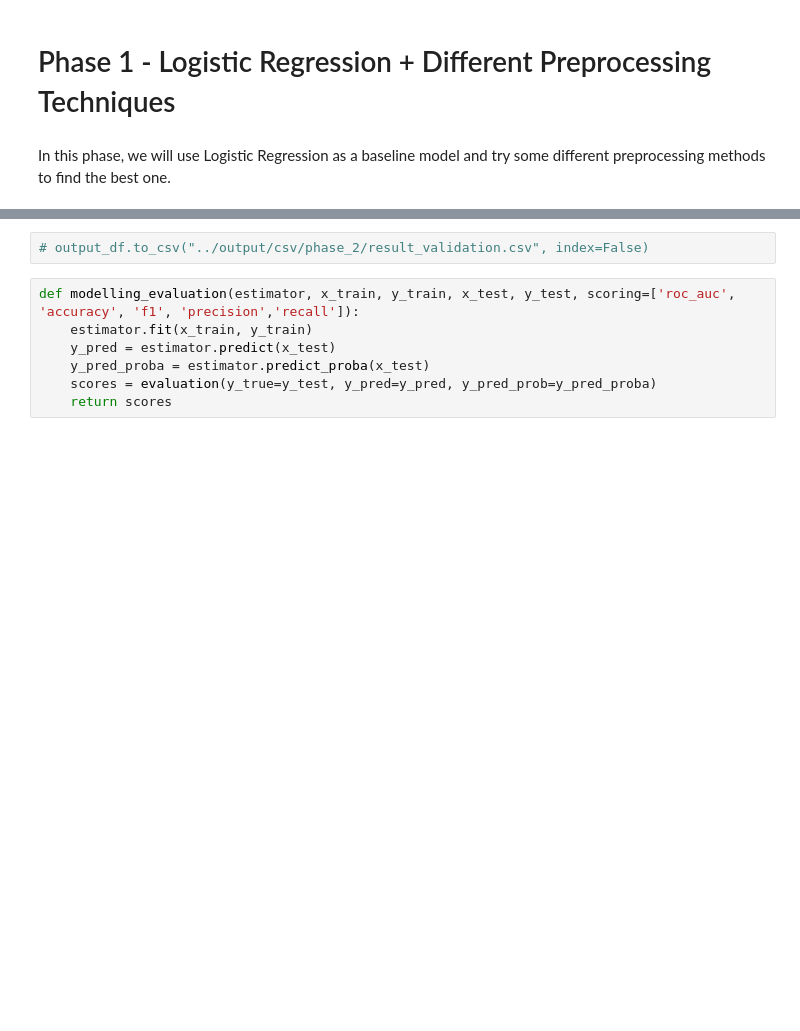
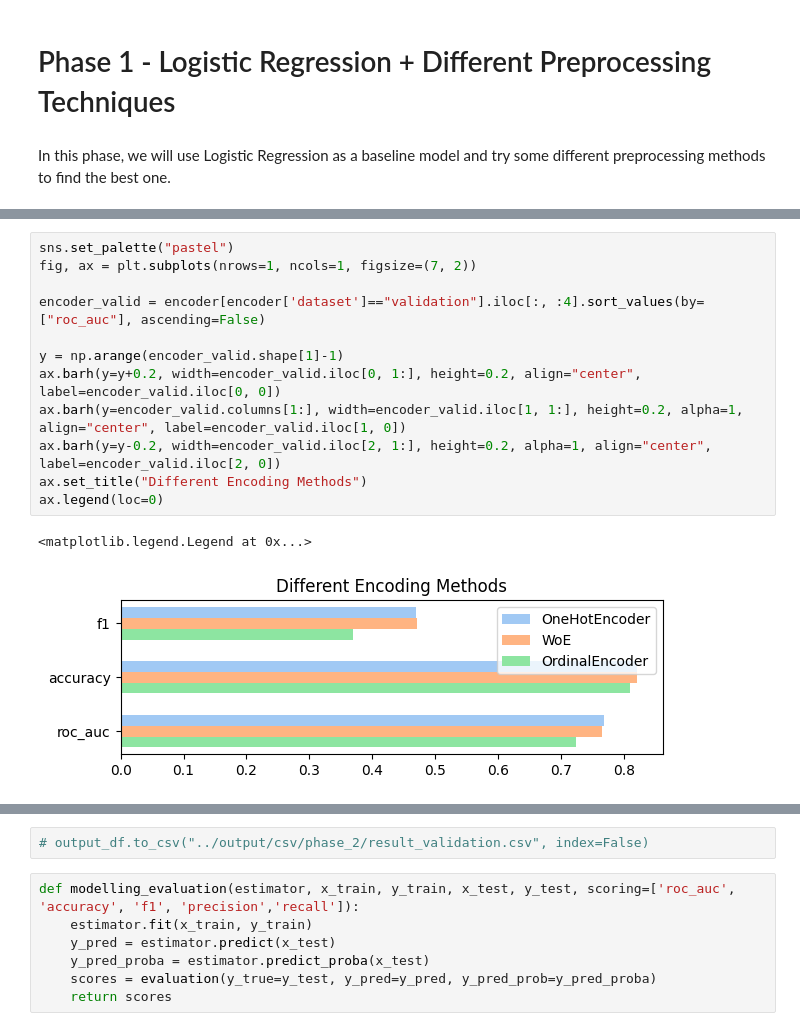
Before and after one commit to niimo753/credit-card-default-prediction-taiwan, a Jupyter notebook: notebooks/phase_1.ipynb, the cells around one changed output, grey strips where cells are left out. Cells and saved outputs as stored; diff of their text form; blank space fills up the shorter version.

```diff
--- a/notebooks/phase_1.ipynb
+++ b/notebooks/phase_1.ipynb
@@ -334,0 +599,15 @@ except:
+# %%
+sns.set_palette("pastel")
+fig, ax = plt.subplots(nrows=1, ncols=1, figsize=(7, 2))
+
+encoder_valid = encoder[encoder['dataset']=="validation"].iloc[:, :4].sort_values(by=["roc_auc"], ascending=False)
+
+y = np.arange(encoder_valid.shape[1]-1)
+ax.barh(y=y+0.2, width=encoder_valid.iloc[0, 1:], height=0.2, align="center", label=encoder_valid.iloc[0, 0])
+ax.barh(y=encoder_valid.columns[1:], width=encoder_valid.iloc[1, 1:], height=0.2, alpha=1, align="center", label=encoder_valid.iloc[1, 0])
+ax.barh(y=y-0.2, width=encoder_valid.iloc[2, 1:], height=0.2, alpha=1, align="center", label=encoder_valid.iloc[2, 0])
+ax.set_title("Different Encoding Methods")
+ax.legend(loc=0)
+# %% [output]
+<matplotlib.legend.Legend at 0x...>
+[figure, added]
```
Also changed, not shown: parts of 42 cells of this notebook, 20 other files.
